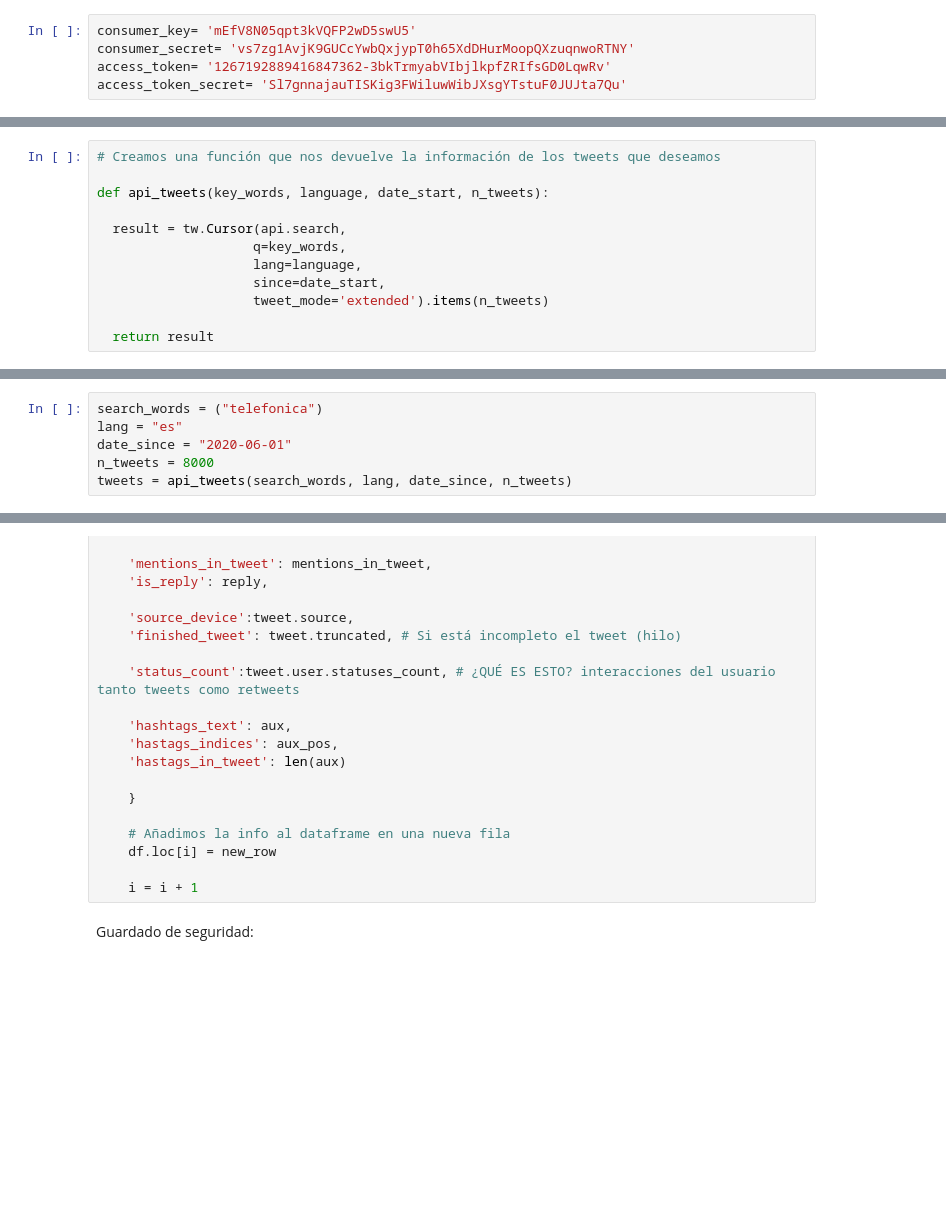
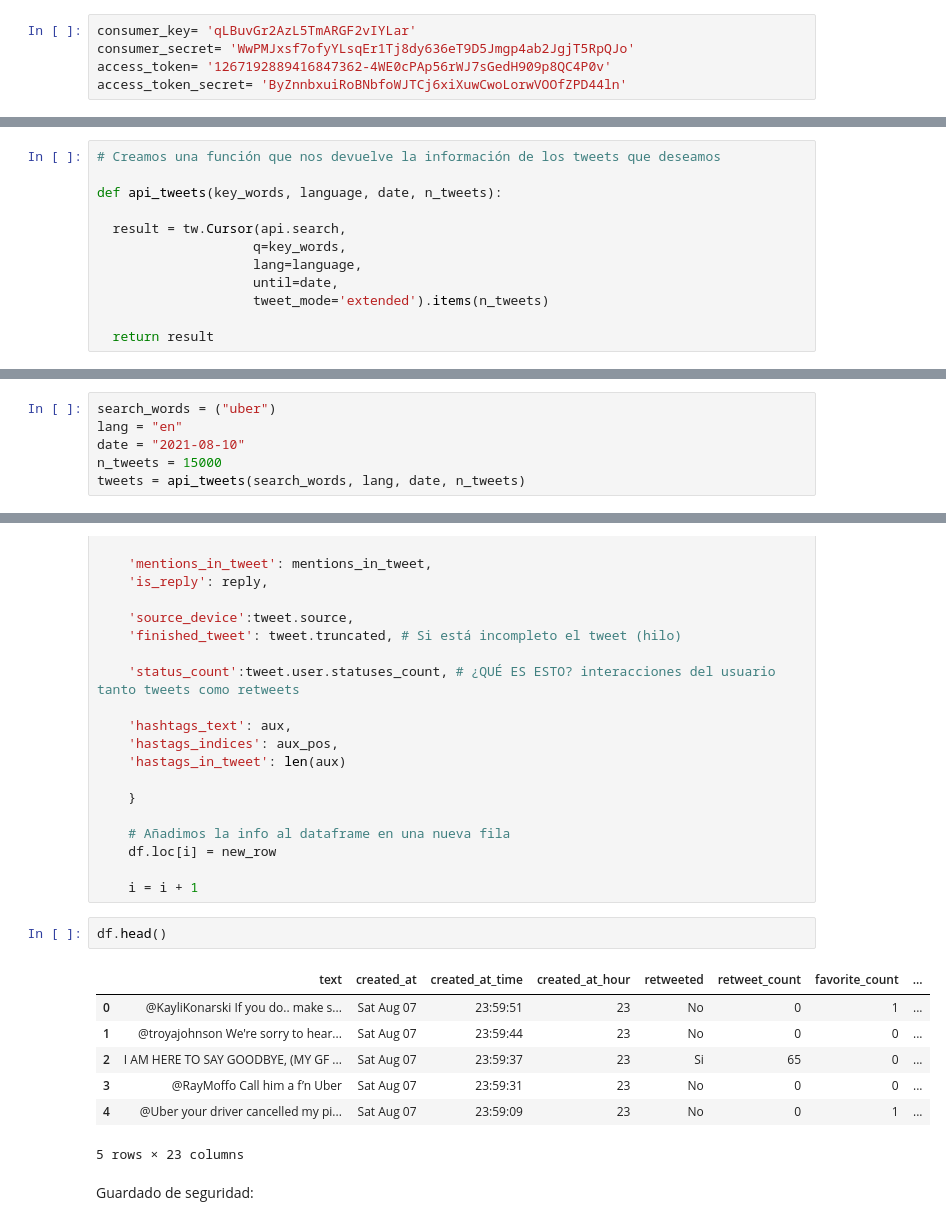
Before and after one commit to marinovik/TFM, a Jupyter notebook: tweets_collection.ipynb, the cells around one changed output, grey strips where cells are left out. Saved outputs shown, nothing was run; the diff lists cells and outputs as text; blank space fills up the shorter version.

Commit message:
segunda extraccion de uber + combinar las dos extracciones en el archivo "extraccion_uber_completa"

```diff
--- a/tweets_collection.ipynb
+++ b/tweets_collection.ipynb
@@ -15,10 +15,10 @@ import openpyxl
 # %% [markdown]
 ### Credenciales para el uso de la API
 # %%
-consumer_key= 'mEfV8N05qpt3kVQFP2wD5swU5'
-consumer_secret= 'vs7zg1AvjK9GUCcYwbQxjypT0h65XdDHurMoopQXzuqnwoRTNY'
-access_token= '1267192889416847362-3bkTrmyabVIbjlkpfZRIfsGD0LqwRv'
-access_token_secret= 'Sl7gnnajauTISKig3FWiluwWibJXsgYTstuF0JUJta7Qu'
+consumer_key= 'qLBuvGr2AzL5TmARGF2vIYLar'
+consumer_secret= 'WwPMJxsf7ofyYLsqEr1Tj8dy636eT9D5Jmgp4ab2JgjT5RpQJo'
+access_token= '1267192889416847362-4WE0cPAp56rWJ7sGedH909p8QC4P0v'
+access_token_secret= 'ByZnnbxuiRoBNbfoWJTCj6xiXuwCwoLorwVOOfZPD44ln'
 # %%
 auth = tw.OAuthHandler(consumer_key, consumer_secret)
 auth.set_access_token(access_token, access_token_secret)
@@ -26,12 +26,12 @@ api = tw.API(auth, wait_on_rate_limit=True)
 # %%
 # Creamos una función que nos devuelve la información de los tweets que deseamos
 
-def api_tweets(key_words, language, date_start, n_tweets):
+def api_tweets(key_words, language, date, n_tweets):
 
   result = tw.Cursor(api.search,
                     q=key_words,
                     lang=language,
-                    since=date_start,
+                    until=date,
                     tweet_mode='extended').items(n_tweets)
 
   return result
@@ -38,9 +41,9 @@ def api_tweets(key_words, language, date_start, n_tweets):
 # %%
-search_words = ("telefonica")
-lang = "es"
-date_since = "2020-06-01"
-n_tweets = 8000
-tweets = api_tweets(search_words, lang, date_since, n_tweets)
+search_words = ("uber")
+lang = "en"
+date = "2021-08-10"
+n_tweets = 15000
+tweets = api_tweets(search_words, lang, date, n_tweets)
 # %% [markdown]
 ### Creamos el dataframe
 # %%
@@ -134,6 +137,16 @@ for tweet in tweets:
     df.loc[i] = new_row
 
     i = i + 1
+# %%
+df.head()
+# %% [output]
+|  | text | created_at | created_at_time | created_at_hour | retweeted | retweet_count | favorite_count | ... |
+| 0 | @KayliKonarski If you do.. make s... | Sat Aug 07 | 23:59:51 | 23 | No | 0 | 1 | ... |
+| 1 | @troyajohnson We're sorry to hear... | Sat Aug 07 | 23:59:44 | 23 | No | 0 | 0 | ... |
+| 2 | I AM HERE TO SAY GOODBYE, (MY GF ... | Sat Aug 07 | 23:59:37 | 23 | Si | 65 | 0 | ... |
+| 3 | @RayMoffo Call him a f’n Uber | Sat Aug 07 | 23:59:31 | 23 | No | 0 | 0 | ... |
+| 4 | @Uber your driver cancelled my pi... | Sat Aug 07 | 23:59:09 | 23 | No | 0 | 1 | ... |
+5 rows × 23 columns
 # %% [markdown]
 Guardado de seguridad:
 # %%
```
Also changed, not shown: parts of 1 cell of this notebook, 3 other files.
